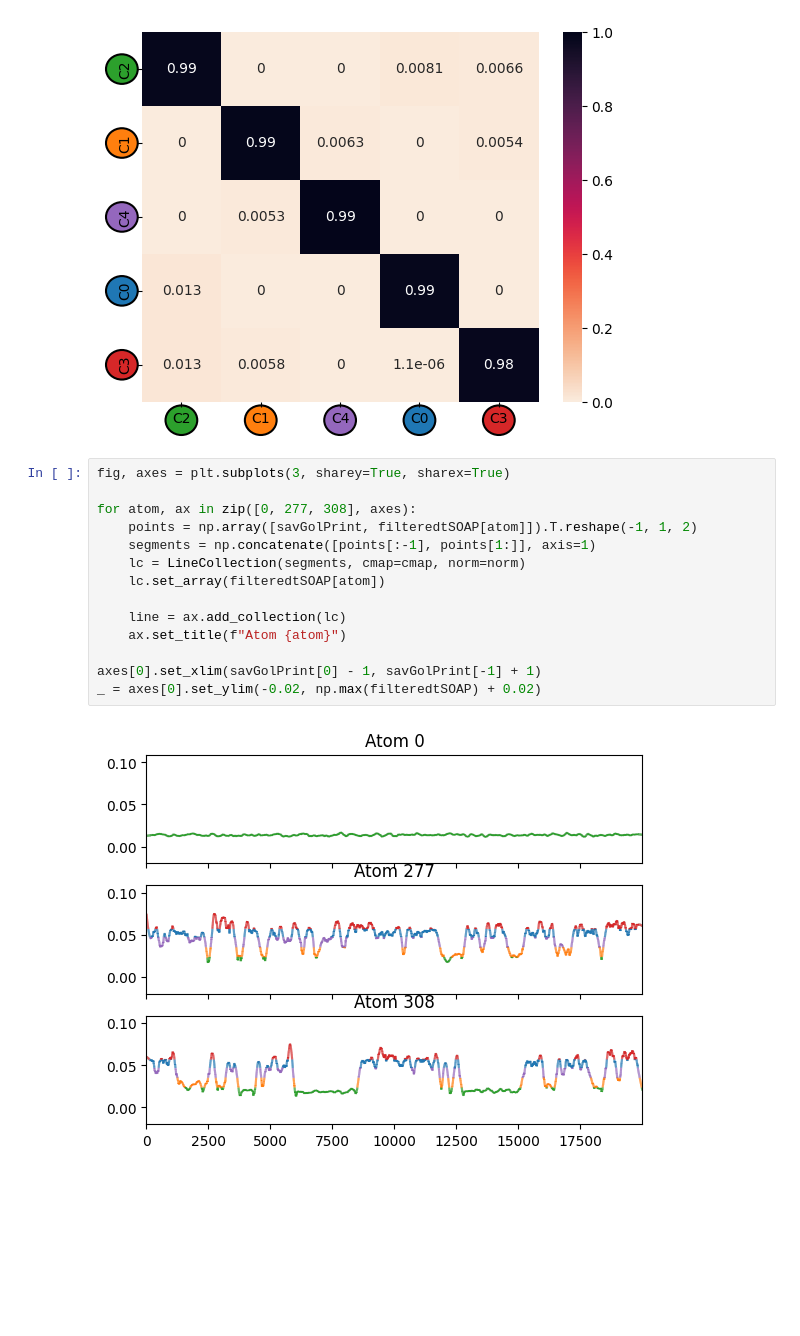
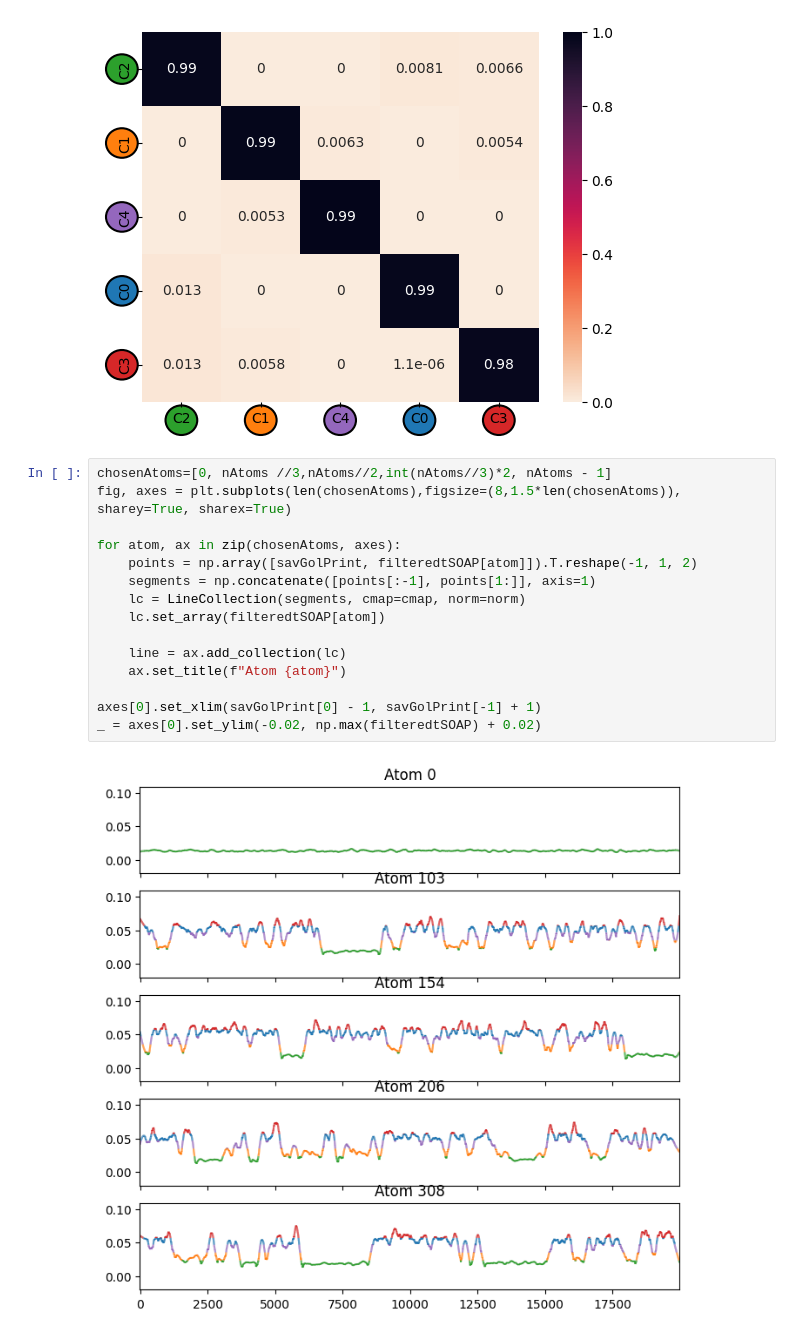
Before and after one commit to GMPavanLab/cpctools, a Jupyter notebook: Examples/timeSOAP.ipynb, the cells around one changed output. Cells and saved outputs as stored; diff of their text form; blank space fills up the shorter version.

```diff
--- a/Examples/timeSOAP.ipynb
+++ b/Examples/timeSOAP.ipynb
@@ -401,18 +404,19 @@ for i, label in enumerate(classifications.legend):
 # %% [output]
 [figure]
 # %%
-fig, axes = plt.subplots(3, sharey=True, sharex=True)
+chosenAtoms=[0, nAtoms //3,nAtoms//2,int(nAtoms//3)*2, nAtoms - 1]
+fig, axes = plt.subplots(len(chosenAtoms),figsize=(8,1.5*len(chosenAtoms)), sharey=True, sharex=True)
 
-for atom, ax in zip([0, 277, 308], axes):
+for atom, ax in zip(chosenAtoms, axes):
     points = np.array([savGolPrint, filteredtSOAP[atom]]).T.reshape(-1, 1, 2)
     segments = np.concatenate([points[:-1], points[1:]], axis=1)
     lc = LineCollection(segments, cmap=cmap, norm=norm)
     lc.set_array(filteredtSOAP[atom])
 
     line = ax.add_collection(lc)
     ax.set_title(f"Atom {atom}")
 
 axes[0].set_xlim(savGolPrint[0] - 1, savGolPrint[-1] + 1)
 _ = axes[0].set_ylim(-0.02, np.max(filteredtSOAP) + 0.02)
 # %% [output]
-[figure, old version]
+[figure, new version]
```
Also changed, not shown: parts of 5 cells of this notebook, 1 other file.
